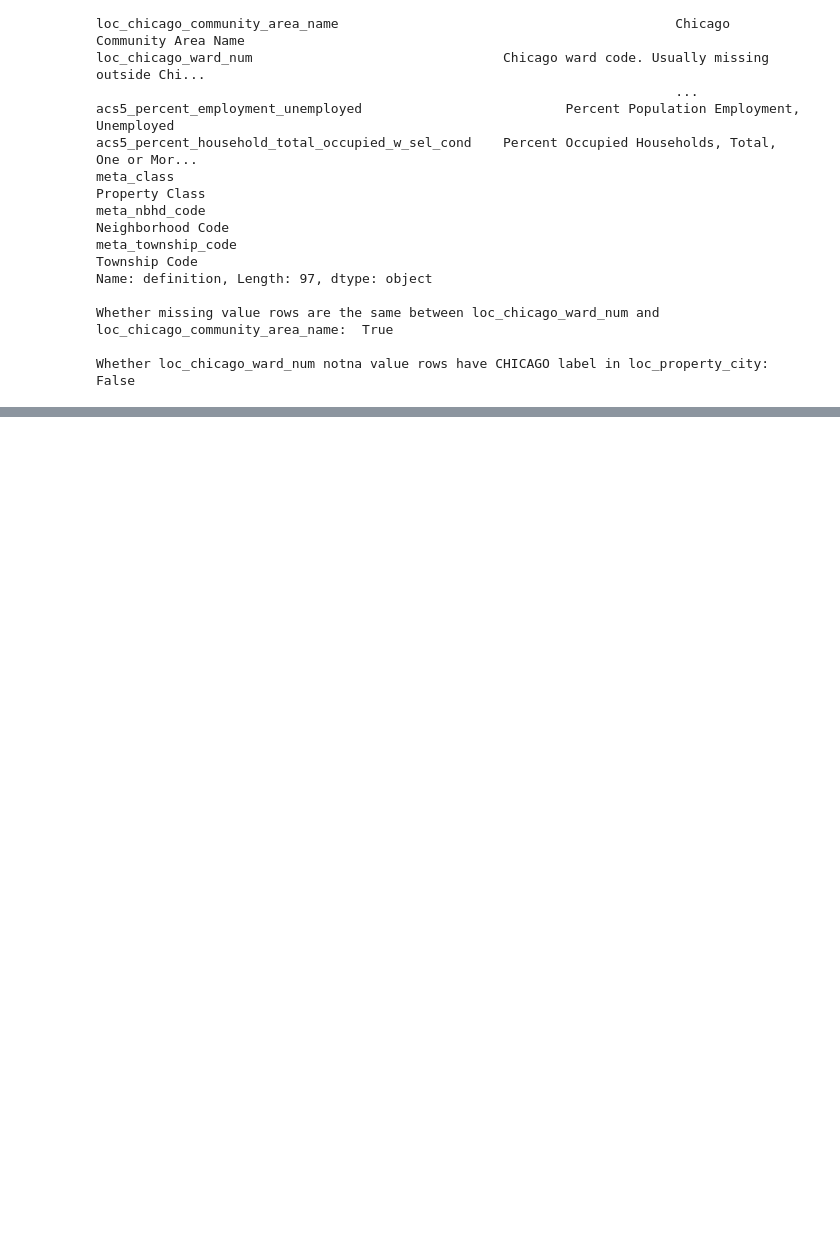
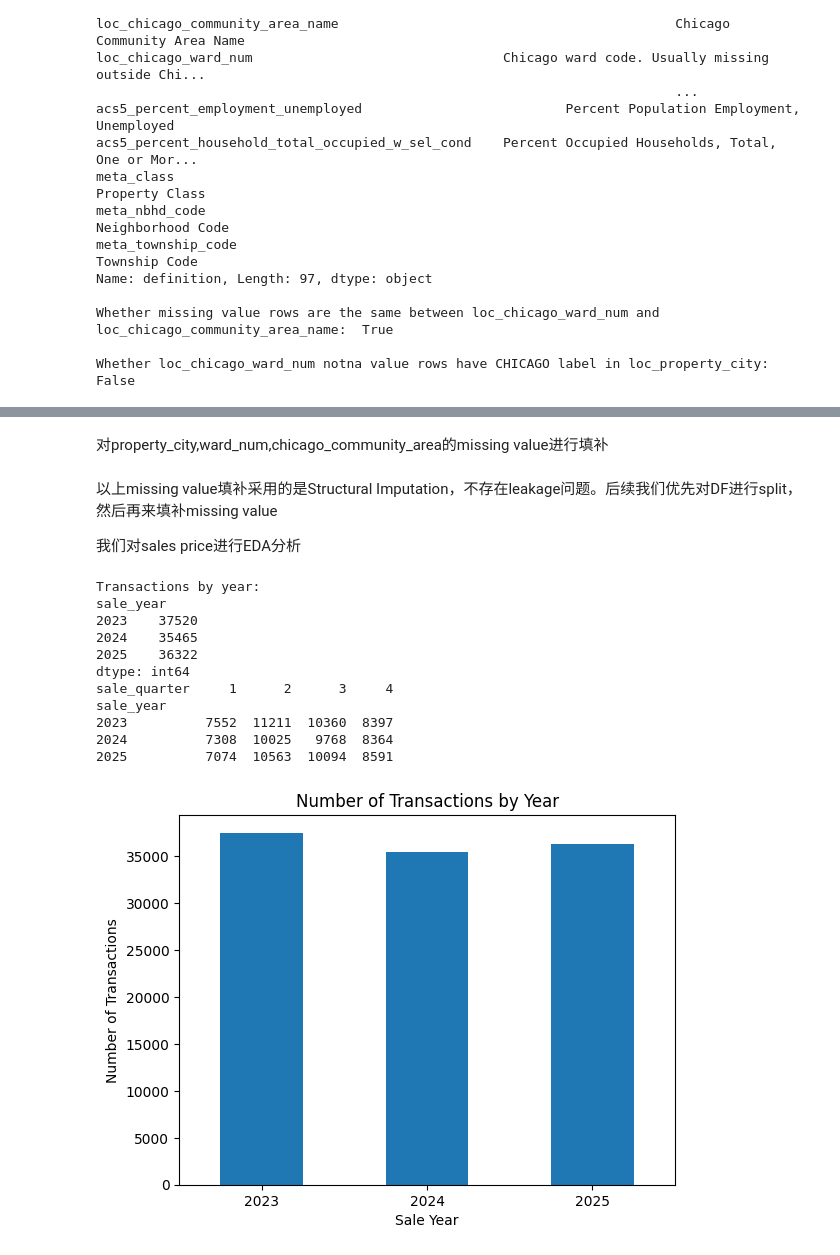
Before and after one commit to Chongchenjiang/QBUS6810-ml, a Jupyter notebook: assignment_6810.ipynb, the cells around one changed output, grey strips where cells are left out. Cells and saved outputs as stored; diff of their text form; code cells hidden in the pictures; blank space fills up the shorter version.

Commit message:
update data clean
update some part of data clean, including initial EDA, data split according to EDA, some missing value replacement

```diff
--- a/assignment_6810.ipynb
+++ b/assignment_6810.ipynb
@@ -8,7 +11,7 @@ import sklearn
 # %%
-property = pd.read_csv("/content/sample_data/Data/properties_2022.csv")
-sales = pd.read_csv("/content/sample_data/Data/sales.csv")
-var_dict = pd.read_csv("/content/sample_data/Data/variable_dictionary.csv")
+property = pd.read_csv("/content/drive/MyDrive/Data/properties_2022.csv")
+sales = pd.read_csv("/content/drive/MyDrive/Data/sales.csv")
+var_dict = pd.read_csv("/content/drive/MyDrive/Data/variable_dictionary.csv")
 # %% [markdown]
 Check the circumstance of missing value in property and
 sales csv. Check whether the missing value fraction in
@@ -317,10 +391,6 @@ Whether loc_chicago_ward_num notna value rows have CHICAGO label in loc_property
+# %% [markdown]
+对property_city,ward_num,chicago_community_area的missing value进行填补
 # %%
-# we combine loc_chicago_ward_num and loc_property_city to set a new column identifier is_Chicago
-is_Chicago = (property_list["loc_chicago_ward_num"].notna()
-| (property_list["loc_property_city"].str.strip().str.lower() == 'chicago'))
-
-property_list['is_Chicago'] = is_Chicago.astype(int)
-
 # Since loc_property_city only has 2 missing value, we replace it with CHICAGO or Unknown
 city = property_list["loc_property_city"].astype("object")
 
@@ -341,11 +411,52 @@ ward[mask_B] = "Non-Chicago"
 property_list["loc_chicago_ward_num"] = ward
 
 # Similarly, loc_chicago_community_area_name can follow the same rule to replace NaN
-Area = property_list["loc_chicago_ward_num"].astype("object")
+Area = property_list["loc_chicago_community_area_name"].astype("object")
 
-mask_A = ward.isnull() & (property_list["is_Chicago"] == 1)
+mask_A = Area.isnull() & (property_list["is_Chicago"] == 1)
 Area[mask_A] = "Chicago-Unknown"
-mask_B = ward.isnull() & (property_list["is_Chicago"] == 0)
+mask_B = Area.isnull() & (property_list["is_Chicago"] == 0)
 Area[mask_B] = "Non-Chicago"
 
-property_list["loc_chicago_ward_num"] = Area
+property_list["loc_chicago_community_area_name"] = Area
+# %% [markdown]
+以上missing value填补采用的是Structural Imputation，不存在leakage问题。后续我们优先对DF进行split，然后再来填补missing value
+
+我们对sales price进行EDA分析
+# %%
+sales_property = property_list.copy()
+
+sales_property['sale_year'] = sales_property['sale_date'].dt.year
+sales_property['sale_quarter'] = sales_property['sale_date'].dt.quarter
+sales_property['sale_month'] = sales_property['sale_date'].dt.month
+
+year_counts = sales_property.groupby('sale_year').size()
+
+print("Transactions by year:")
+print(year_counts)
+
+quarter_counts = sales_property.groupby(
+    ['sale_year', 'sale_quarter']
+).size().unstack(fill_value=0)
+
+print(quarter_counts)
+
+year_counts.plot(kind='bar')
+plt.title('Number of Transactions by Year')
+plt.xlabel('Sale Year')
+plt.ylabel('Number of Transactions')
+plt.xticks(rotation=0)
+plt.show()
+# %% [output]
+Transactions by year:
+sale_year
+2023    37520
+2024    35465
+2025    36322
+dtype: int64
+sale_quarter     1      2      3     4
+sale_year
+2023          7552  11211  10360  8397
+2024          7308  10025   9768  8364
+2025          7074  10563  10094  8591
+[figure, added]
```
Also changed, not shown: parts of 31 cells of this notebook.
